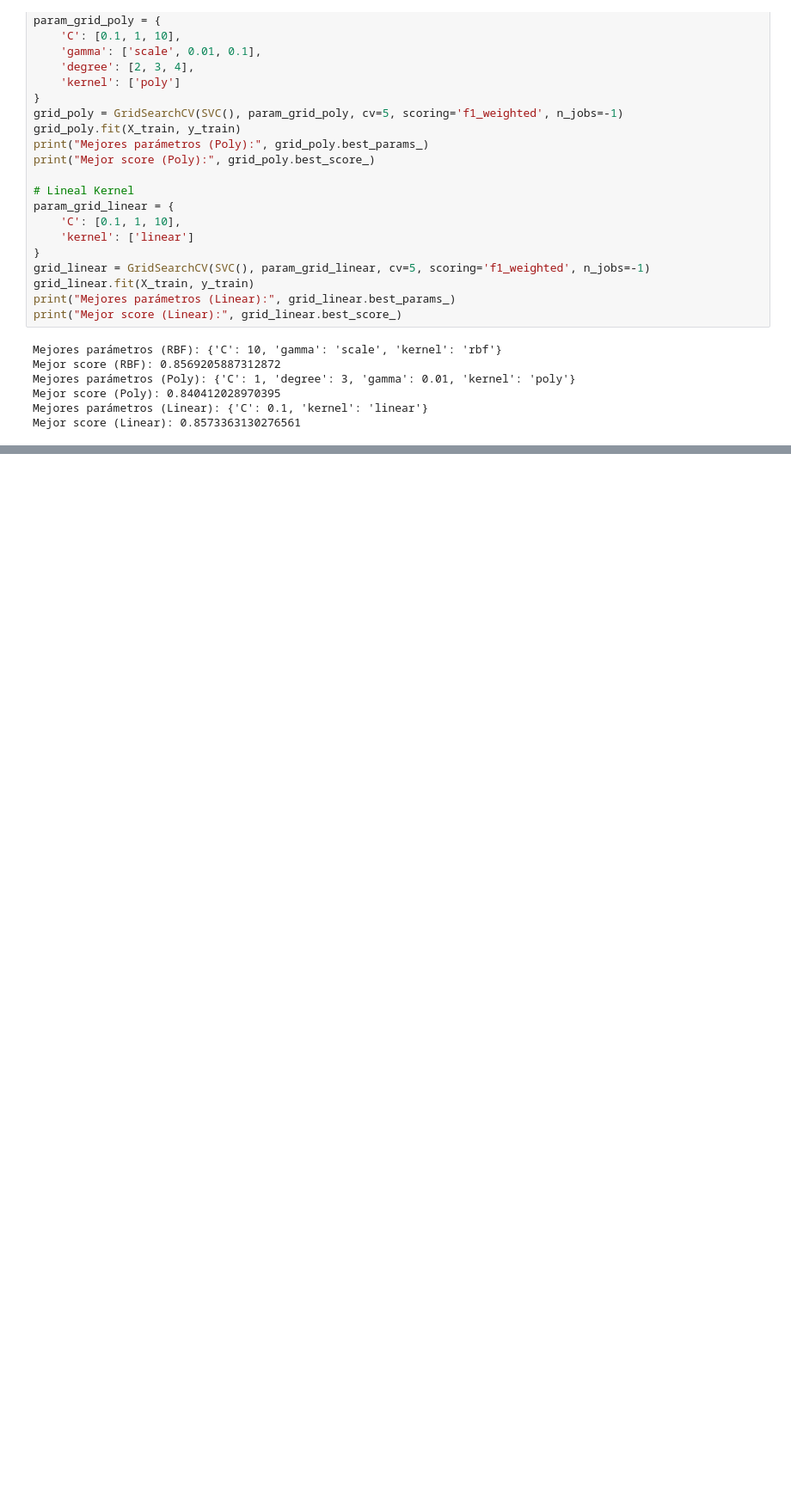
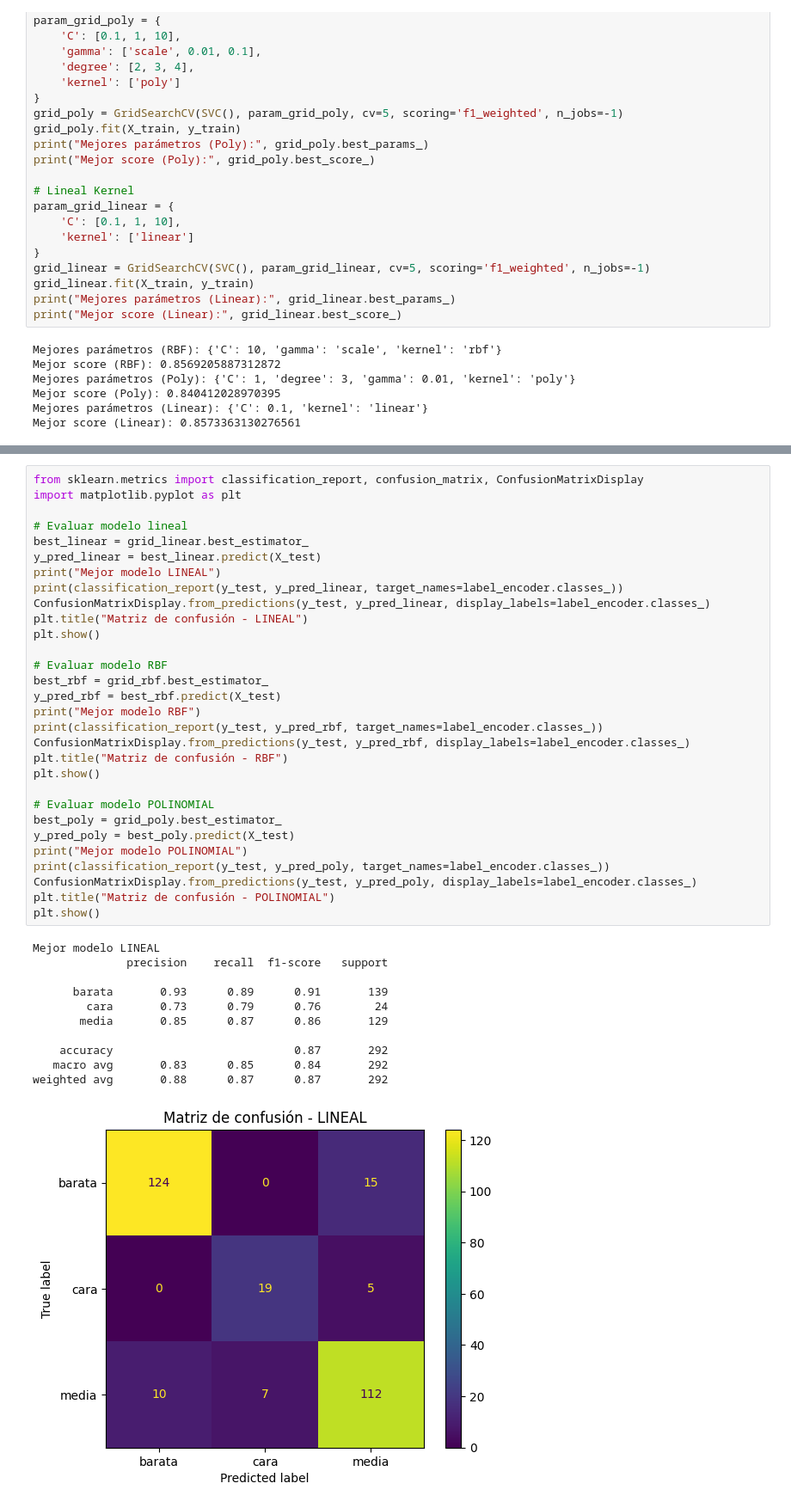
Before and after one commit to EstebanZG999/HT8Mineria, a Jupyter notebook: src/svm.ipynb, the cells around one changed output, grey strips where cells are left out. Shown at 86% size. Cells and saved outputs as stored; diff of their text form; blank space fills up the shorter version.

```diff
--- a/src/svm.ipynb
+++ b/src/svm.ipynb
@@ -142,0 +145,42 @@ Mejor score (Linear): 0.8573363130276561
+# %%
+from sklearn.metrics import classification_report, confusion_matrix, ConfusionMatrixDisplay
+import matplotlib.pyplot as plt
+
+# Evaluar modelo lineal
+best_linear = grid_linear.best_estimator_
+y_pred_linear = best_linear.predict(X_test)
+print("Mejor modelo LINEAL")
+print(classification_report(y_test, y_pred_linear, target_names=label_encoder.classes_))
+ConfusionMatrixDisplay.from_predictions(y_test, y_pred_linear, display_labels=label_encoder.classes_)
+plt.title("Matriz de confusión - LINEAL")
+plt.show()
+
+# Evaluar modelo RBF
+best_rbf = grid_rbf.best_estimator_
+y_pred_rbf = best_rbf.predict(X_test)
+print("Mejor modelo RBF")
+print(classification_report(y_test, y_pred_rbf, target_names=label_encoder.classes_))
+ConfusionMatrixDisplay.from_predictions(y_test, y_pred_rbf, display_labels=label_encoder.classes_)
+plt.title("Matriz de confusión - RBF")
+plt.show()
+
+# Evaluar modelo POLINOMIAL
+best_poly = grid_poly.best_estimator_
+y_pred_poly = best_poly.predict(X_test)
+print("Mejor modelo POLINOMIAL")
+print(classification_report(y_test, y_pred_poly, target_names=label_encoder.classes_))
+ConfusionMatrixDisplay.from_predictions(y_test, y_pred_poly, display_labels=label_encoder.classes_)
+plt.title("Matriz de confusión - POLINOMIAL")
+plt.show()
+# %% [output]
+Mejor modelo LINEAL
+              precision    recall  f1-score   support
+
+      barata       0.93      0.89      0.91       139
+        cara       0.73      0.79      0.76        24
+       media       0.85      0.87      0.86       129
+
+    accuracy                           0.87       292
+   macro avg       0.83      0.85      0.84       292
+weighted avg       0.88      0.87      0.87       292
+[figure, added]
```
Also changed, not shown: parts of 2 cells of this notebook.
